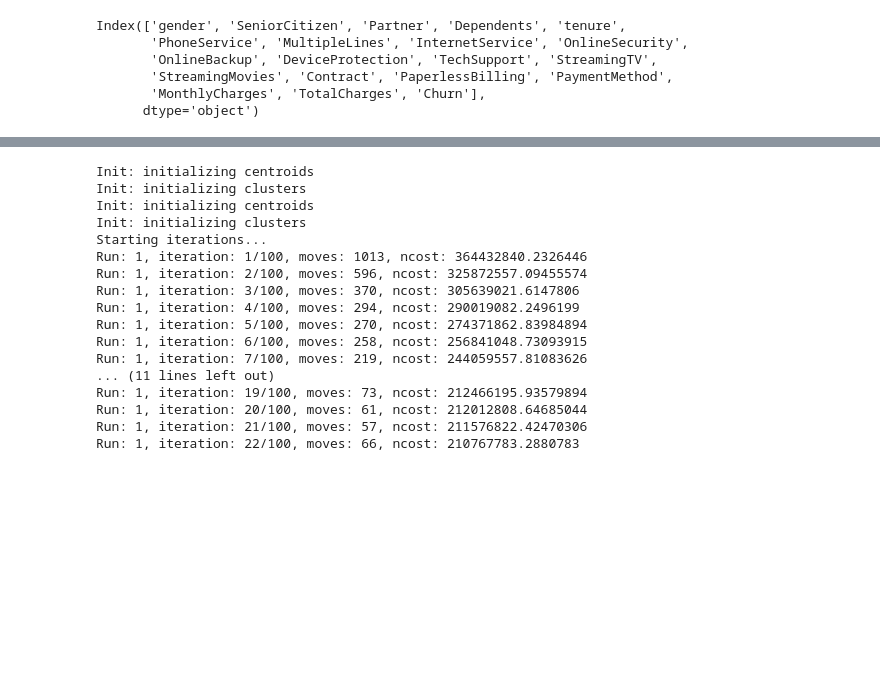
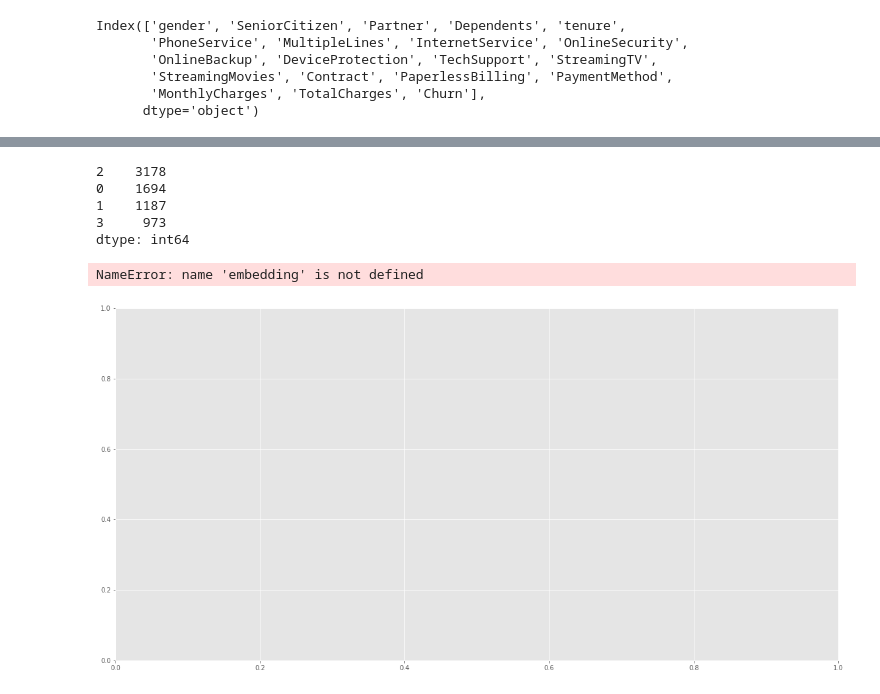
Before and after one commit to zachzazueta/telecom_churn_project, a Jupyter notebook: Notebook 2 - Cleaning and KPrototype.ipynb, the cells around one changed output, grey strips where cells are left out. Cells and saved outputs as stored; diff of their text form; code cells hidden in the pictures; blank space fills up the shorter version.

```diff
--- a/Notebook 2 - Cleaning and KPrototype.ipynb
+++ b/Notebook 2 - Cleaning and KPrototype.ipynb
@@ -232,17 +401,9 @@ memory usage: 1.3+ MB
 # %%
-from matplotlib import style
 style.use("ggplot")
 colors = ['b', 'orange', 'g', 'r', 'c', 'm', 'y', 'k', 'Brown', 'ForestGreen']
 
-#Data points with their publisher name,category score, category name, place name
-syms = data_corr['Churn']
-X = data_corr.drop(['Churn'], axis=1)
-#X[:, 0] = X[:, 0].astype(float)
-kproto = KPrototypes(n_clusters=15, init='Cao', verbose=2)
-
-cat_cols = [0, 1, 2, 3, 4, 5, 6, 7, 8, 9, 10, 11, 12, 13, 14]
-
-clusters = kproto.fit_predict(X, categorical=cat_cols)
+kproto = KPrototypes(n_clusters=4, init='Huang', verbose=2)
+clusters = kproto.fit_predict(data_corr, categorical=cat_cols)
 
 # Print cluster centroids of the trained model.
 print(kproto.cluster_centroids_)
@@ -315,24 +431,0 @@ TypeError: unhashable type: 'numpy.ndarray'
-# %%
-scores = [kproto.fit_predict(X, categorical=cat_cols).inertia_ for i in range(8)]
-sns.lineplot(np.arange(2, 12), scores)
-plt.xlabel('Number of clusters')
-plt.ylabel("Inertia")
-plt.title("Inertia of k-Means versus number of clusters")
-# %% [output]
-Init: initializing centroids
-Init: initializing clusters
-Init: initializing centroids
-Init: initializing clusters
-Starting iterations...
-Run: 1, iteration: 1/100, moves: 1013, ncost: 364432840.2326446
-Run: 1, iteration: 2/100, moves: 596, ncost: 325872557.09455574
-Run: 1, iteration: 3/100, moves: 370, ncost: 305639021.6147806
-Run: 1, iteration: 4/100, moves: 294, ncost: 290019082.2496199
-Run: 1, iteration: 5/100, moves: 270, ncost: 274371862.83984894
-Run: 1, iteration: 6/100, moves: 258, ncost: 256841048.73093915
-Run: 1, iteration: 7/100, moves: 219, ncost: 244059557.81083626
-... (11 lines left out)
-Run: 1, iteration: 19/100, moves: 73, ncost: 212466195.93579894
-Run: 1, iteration: 20/100, moves: 61, ncost: 212012808.64685044
-Run: 1, iteration: 21/100, moves: 57, ncost: 211576822.42470306
-Run: 1, iteration: 22/100, moves: 66, ncost: 210767783.2880783
@@ -376,9 +432,21 @@ Run: 1, iteration: 22/100, moves: 66, ncost: 210767783.2880783
+# %%
+#Print count of each cluster
+print(pd.Series(clusters).value_counts())
+# %% [output]
+2    3178
+0    1694
+1    1187
+3     973
+dtype: int64
 # %%
-# fig, ax = plt.subplots()
-# fig.set_size_inches((20, 10))
-# scatter = ax.scatter(embedding[:, 0], embedding[:, 1], s=2, c=clusters, cmap='tab20b', alpha=1.0)
+fig, ax = plt.subplots()
+fig.set_size_inches((20, 10))
+scatter = ax.scatter(embedding[:, 0], embedding[:, 1], s=2, c=clusters, cmap='tab20b', alpha=1.0)
 
-# # produce a legend with the unique colors from the scatter
-# legend1 = ax.legend(*scatter.legend_elements(num=15),
-#                     loc="lower left", title="Classes")
-# ax.add_artist(legend1)
+# produce a legend with the unique colors from the scatter
+legend1 = ax.legend(*scatter.legend_elements(num=15),
+                    loc="lower left", title="Classes")
+ax.add_artist(legend1)
+# %% [output]
+NameError: name 'embedding' is not defined
+[figure, added]
```
Also changed, not shown: parts of 17 cells of this notebook.
